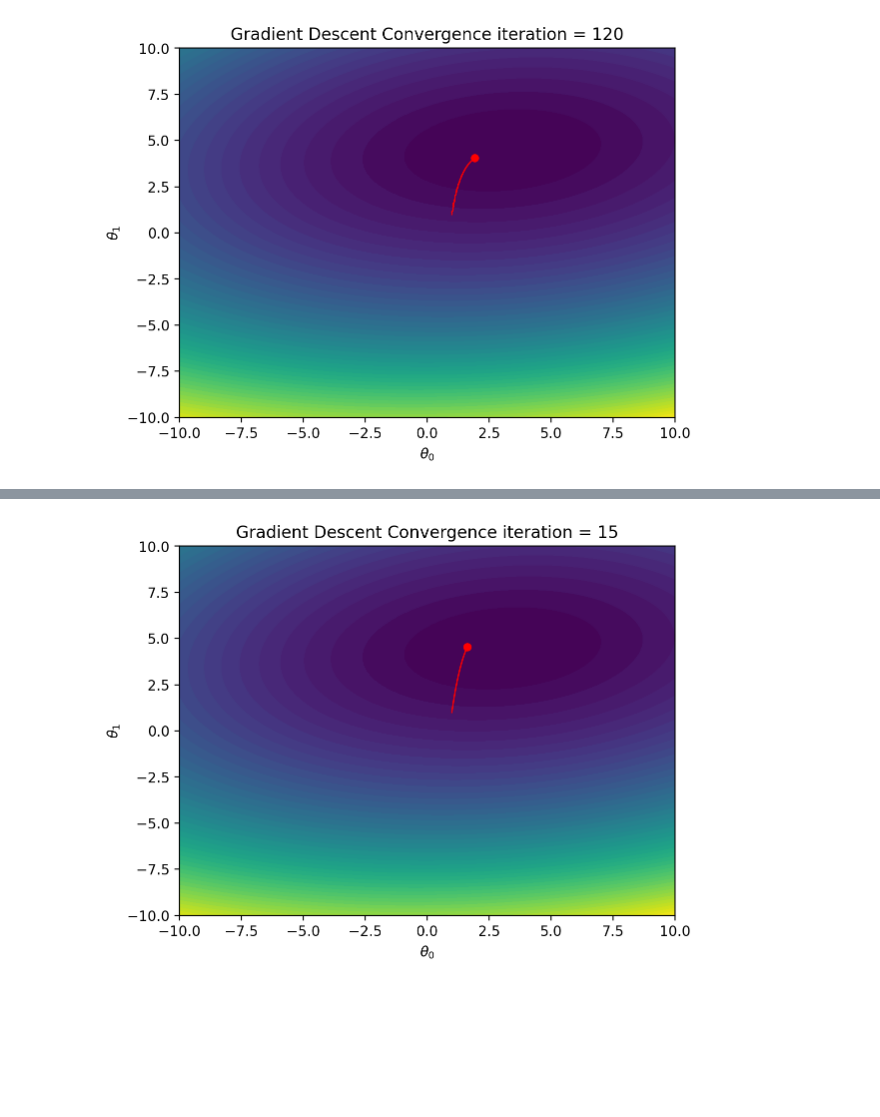
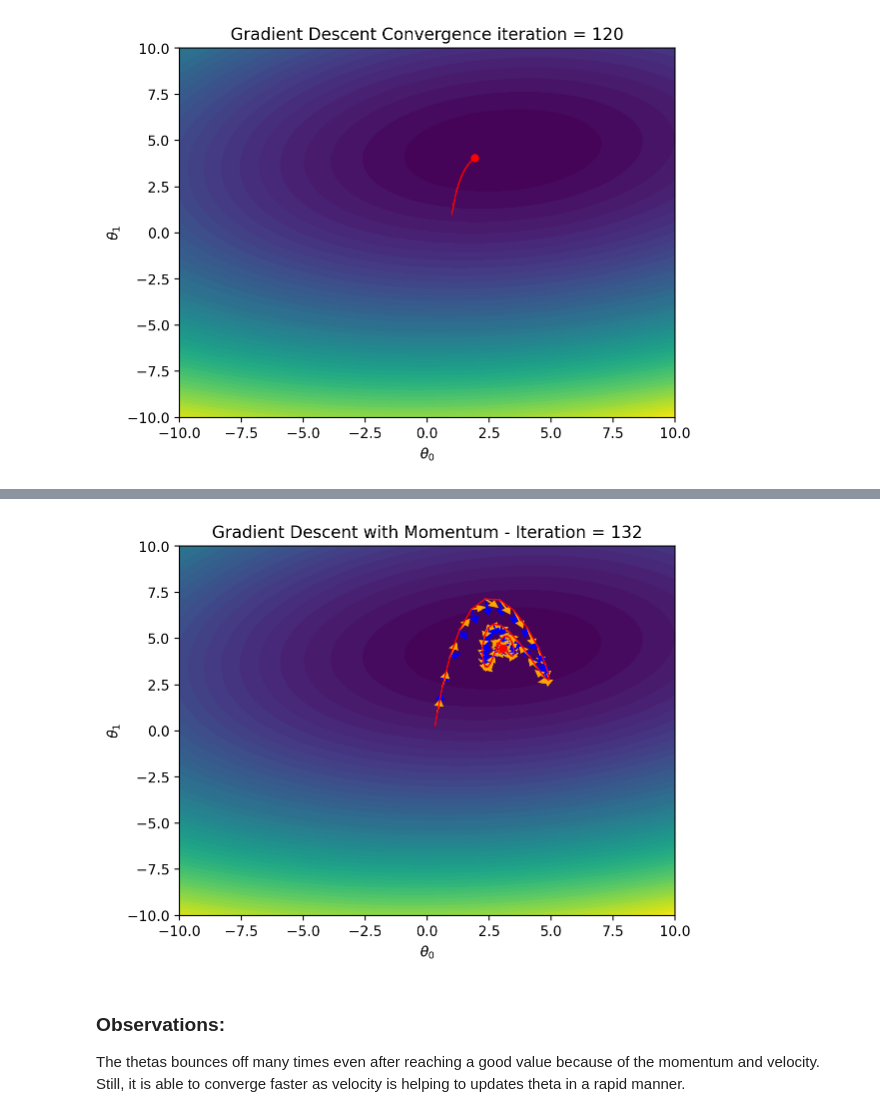
Before and after one commit to HarshilShah1804/ES335_Assignment2, a Jupyter notebook: task1.ipynb, the cells around one changed output, grey strips where cells are left out. Saved outputs shown, nothing was run; the diff lists cells and outputs as text; code cells hidden in the pictures; blank space fills up the shorter version.

```diff
--- a/task1.ipynb
+++ b/task1.ipynb
@@ -430,8 +499,0 @@ v_gdm = gd_m[2]
-# %%
-gdm_iteration = None
-for i in range(1, len(loss_gdm)):
-    if loss_gdm[i] - loss_gdm[i-1] < epsilon:
-        gdm_iteration = i
-        break
-print("Iteration for Vanilla Gradient Descent: ", min_loss_fb_epoch)
-print("Iteration for Gradient Descent with Momentum: ", gdm_iteration)
@@ -440,0 +500,11 @@ Iteration for Gradient Descent with Momentum:  1
+# %%
+gdm_iter = 0
+fbgd_iter = 0
+for i in range(10):
+    gd_m = gradient_descent_with_momentum(x1, y, lr, epochs, 0.9)
+    # print("Number of iterations for Gradient Descent with Momentum: ", len(gd_m[0]))
+    gdm_iter+=len(gd_m[0])
+    fb_gd = full_batch_gd(x1, y, lr, epochs)
+    # print("Number of iterations for Full Batch Gradient Descent: ", len(fb_gd[0]))
+    # print(fbgd_iter)
+    fbgd_iter+=len(fb_gd[0])
@@ -441,60 +517,79 @@ Iteration for Gradient Descent with Momentum:  1
 # %%
-theta_vals=theta_vals_gdm
-loss_vals = loss_gdm
-# print(theta_vals.shape, loss_vals.shape)
+theta_vals=np.array(gd_m[0])
+loss_vals = np.array(gd_m[1])
 
-# Generate a grid for theta_0 and theta_1 values to create the contour plot
 theta_0_vals = np.linspace(-10, 10, 100)
 theta_1_vals = np.linspace(-10, 10, 100)
 theta_0_grid, theta_1_grid = np.meshgrid(theta_0_vals, theta_1_vals)
 
-# Calculate the loss for each point in the grid to create the contour plot
 loss_grid = np.zeros_like(theta_0_grid)
 for i in range(theta_0_grid.shape[0]):
     for j in range(theta_0_grid.shape[1]):
         theta_tensor = torch.tensor([theta_0_grid[i, j], theta_1_grid[i, j]], dtype=torch.float32).view(-1, 1)
-        y_pred = model(x1, theta_tensor).squeeze()  # Remove singleton dimension
+        y_pred = model(x1, theta_tensor).squeeze()
         loss = loss_fn(y_pred, y)
         loss_grid[i, j] = loss.item()
 
-# Set up the figure and axis
+
 fig, ax = plt.subplots()
 
-# Create the contour plot
 contour = ax.contourf(theta_0_grid, theta_1_grid, loss_grid, levels=50, cmap='viridis')
 ax.set_xlabel(r'$\theta_0$')
 ax.set_ylabel(r'$\theta_1$')
 ax.set_title(f'Gradient Descent Convergence iteration = 0')
 
-# Create a point and a line to represent the path of theta updates
 point, = ax.plot([], [], 'ro', markersize=5)
 line, = ax.plot([], [], 'r-', linewidth=1)
 
-# Initialize the animation
+
 def init():
     point.set_data([], [])
     line.set_data([], [])
     return point, line
 
-# Update function for animation
+
+momentum_coefficient = 0.9
+velocity = np.zeros(2)
+
+
 def update(frame):
+    global velocity
+
     if frame < len(theta_vals):
-        # Extract theta_0 and theta_1 values
         theta_0, theta_1 = theta_vals[frame]
+
         point.set_data(theta_0, theta_1)
+        line.set_data(theta_vals[:frame + 1, 0], theta_vals[:frame + 1, 1])
 
-        # Update the path line
-        line.set_data(theta_vals[:frame + 1, 0], theta_vals[:frame + 1, 1])
-    ax.set_title(f'Gradient Descent Convergence iteration = {frame}')
+        if frame > 0:
+            theta_tensor = torch.tensor([theta_0, theta_1], dtype=torch.float32, requires_grad=True)
+            y_pred = model(x1, theta_tensor)
+            # print(y_pred)
+            loss = loss_fn(y_pred, y)
+
+            if theta_tensor.grad is not None:
+                theta_tensor.grad.zero_()
+
+            loss.backward()
+
+            velocity = momentum_coefficient * velocity + (1 - momentum_coefficient) * theta_tensor.grad.numpy().flatten()
+
+            ax.arrow(theta_0, theta_1, - theta_tensor.grad.numpy()[0] * 0.1, - theta_tensor.grad.numpy()[1] * 0.1,
+                     head_width=0.3, head_length=0.3, fc='blue', ec='blue')
+
+            ax.arrow(theta_0, theta_1, -velocity[0] * 0.5, -velocity[1] * 0.5,
+                     head_width=0.3, head_length=0.3, fc='orange', ec='orange')
+
+
+    ax.set_title(f'Gradient Descent with Momentum - Iteration = {frame}')
     return point, line
 
-# Create the animation with the correct number of frames
+
 ani = animation.FuncAnimation(fig, update, frames=len(theta_vals), init_func=init, blit=True, interval=500)
-
-# Save the animation as a GIF (requires PillowWriter)
 ani.save('Gradient Descent with Momentum.gif', writer='pillow', fps=2)
-
-# Display the plot
 plt.show()
 # %% [output]
-[figure, old version]
+[figure, new version]
+# %% [markdown]
+### Observations:
+The thetas bounces off many times even after reaching a good value because of the momentum and velocity. Still, it is able to converge faster as velocity is helping to updates theta in a rapid manner.
```
Also changed, not shown: parts of 24 cells of this notebook, 3 other files.
